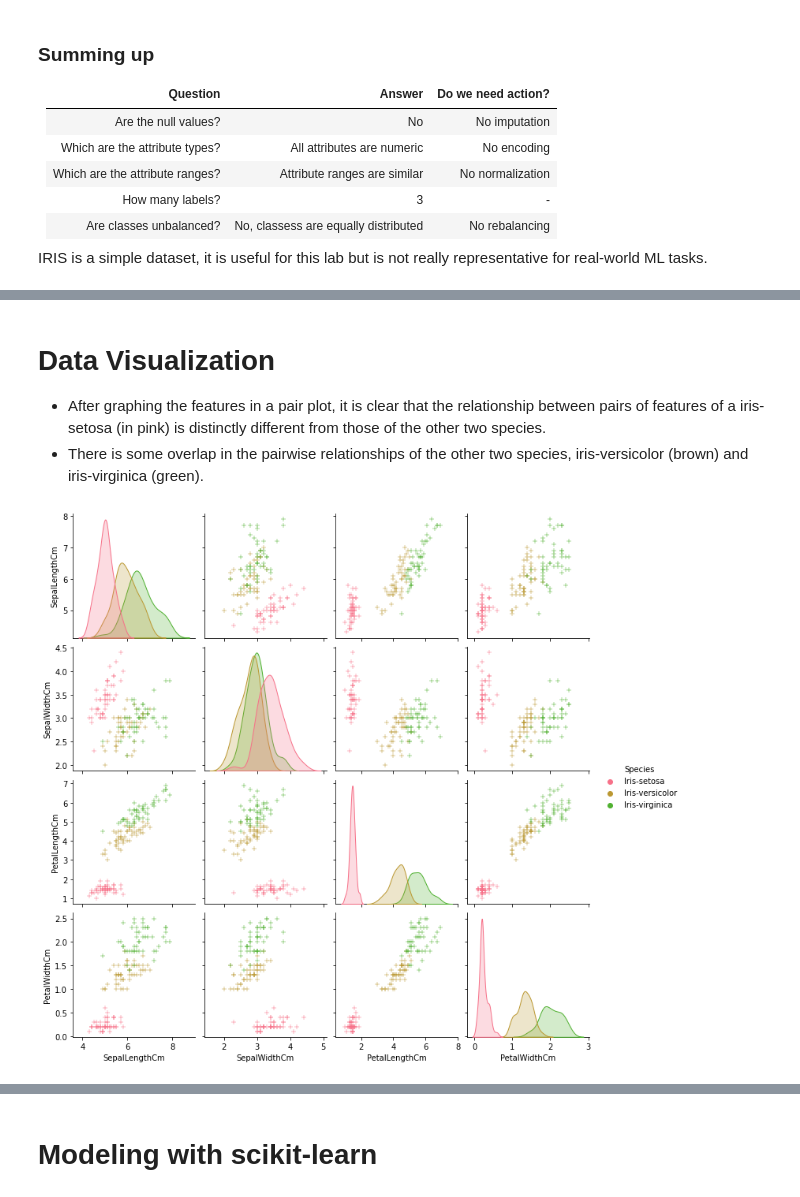
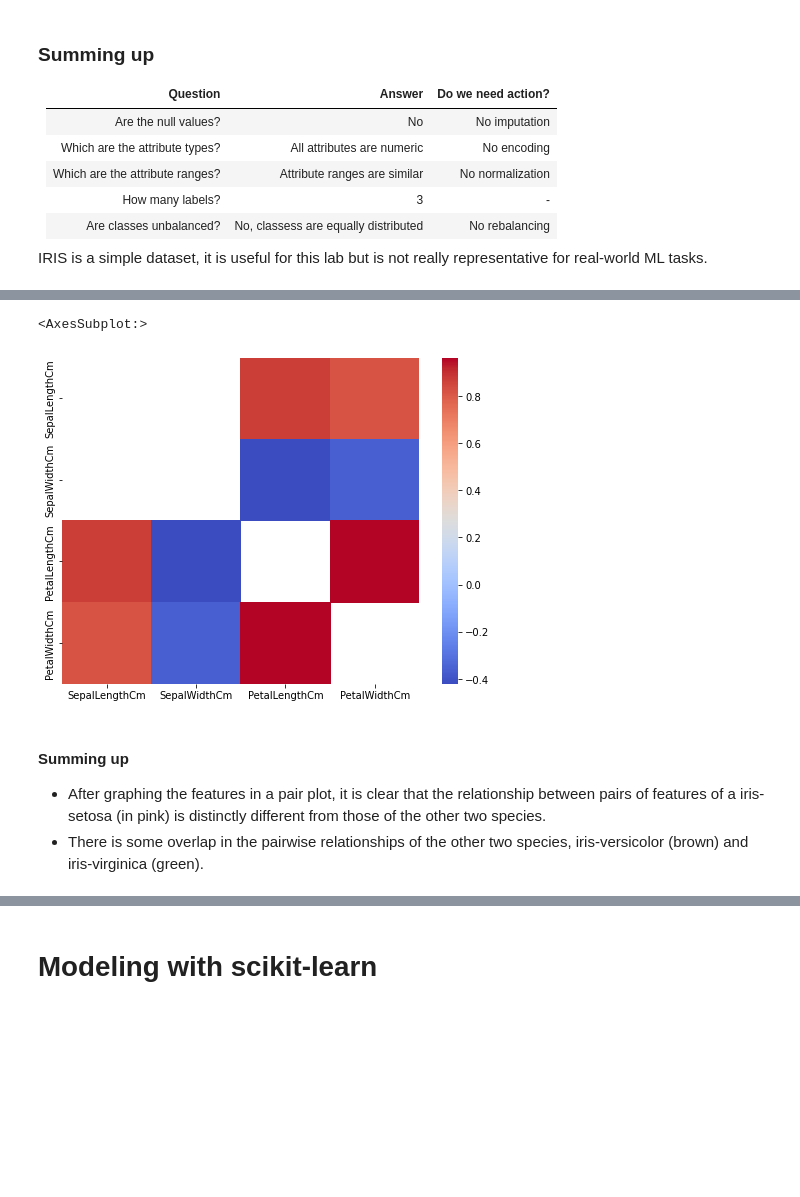
Before and after one commit to w4bo/teaching-handsondatapipelines, a Jupyter notebook: 01-MachineLearning/03-iris.ipynb, the cells around one changed output, grey strips where cells are left out. Cells and saved outputs as stored; diff of their text form; code cells hidden in the pictures; blank space fills up the shorter version.

```diff
--- a/01-MachineLearning/03-iris.ipynb
+++ b/01-MachineLearning/03-iris.ipynb
@@ -94,0 +126,6 @@ IRIS is a simple dataset, it is useful for this lab but is not really representa
+# %%
+from scipy.stats import pearsonr
+rho = tmp.corr(method ='pearson')
+pval = tmp.corr(method=lambda x, y: pearsonr(x, y)[1]) - np.eye(*rho.shape)
+p = pval.applymap(lambda x: ''.join(['*' for t in [0.01, 0.05, 0.1] if x <= t]))
+rho.round(2).astype(str) + p
@@ -95,10 +138,13 @@ IRIS is a simple dataset, it is useful for this lab but is not really representa
+# %%
+min_corr = 0.3
+kot = rho[(abs(rho) >= min_corr) & (rho < 1)]
+plt.figure(figsize=(8, 6))
+sns.heatmap(kot, cmap=sns.color_palette("coolwarm", as_cmap=True))
+# %% [output]
+<AxesSubplot:>
+[figure, added]
 # %% [markdown]
-# Data Visualization
+#### Summing up
+
 - After graphing the features in a pair plot, it is clear that the relationship between pairs of features of a iris-setosa (in pink) is distinctly different from those of the other two species.
 - There is some overlap in the pairwise relationships of the other two species, iris-versicolor (brown) and iris-virginica (green).
-# %%
-tmp = data.drop('Id', axis=1)
-g = sns.pairplot(tmp, hue='Species', markers='+')
-plt.show()
-# %% [output]
-[figure, removed]
```
Also changed, not shown: parts of 32 cells of this notebook, 30 other files.
